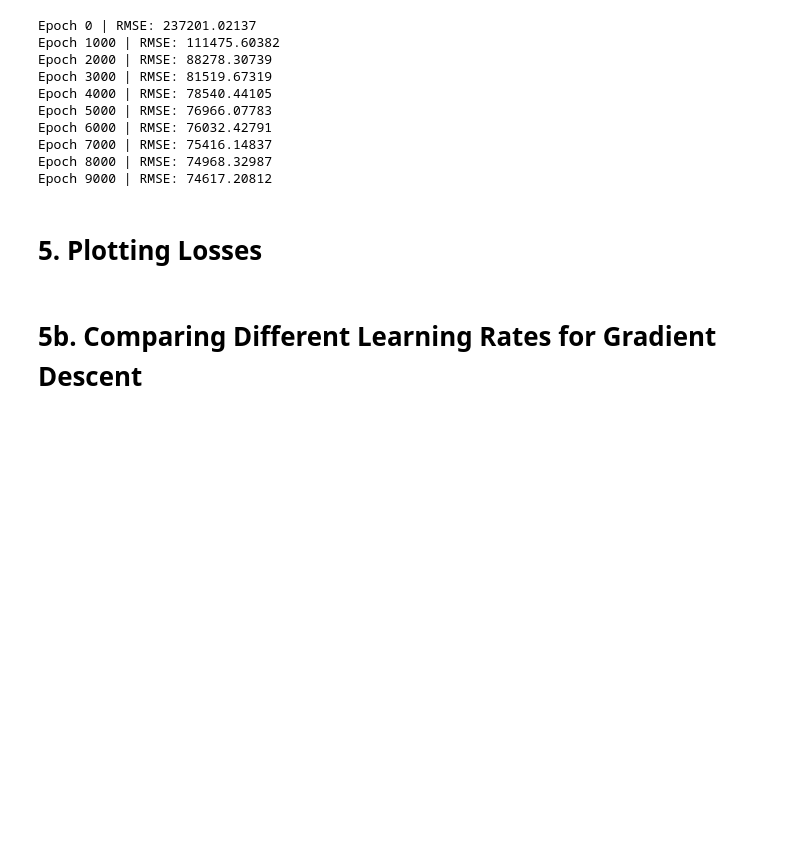
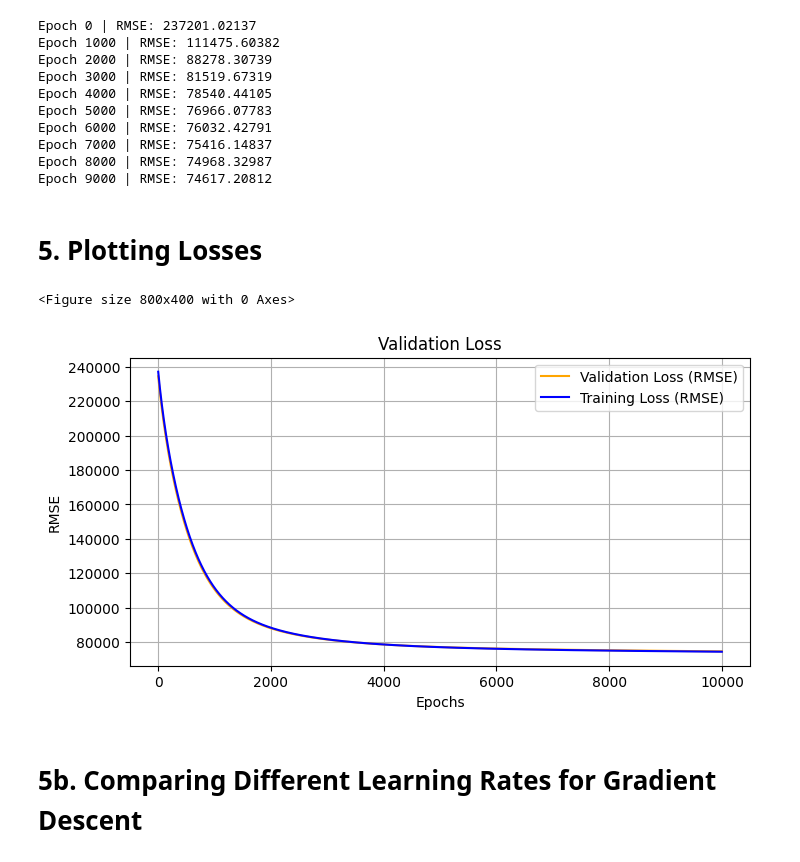
Before and after one commit to AKHILESH2208/AIML-LAB-23_cs_037, a Jupyter notebook: Linear_Regression/LinearRegression.ipynb, the cells around one changed output. Drawn from its saved outputs; the diff is of its cells as text; code cells hidden in the pictures; blank space fills up the shorter version.

```diff
--- a/Linear_Regression/LinearRegression.ipynb
+++ b/Linear_Regression/LinearRegression.ipynb
@@ -120,6 +120,24 @@ Epoch 8000 | RMSE: 74968.32987
 Epoch 9000 | RMSE: 74617.20812
 # %% [markdown]
 # 5. Plotting Losses
+# %%
+
+plt.figure(figsize=(8,4))
+
+plt.figure(figsize=(8,4))
+plt.plot(val_loss, label='Validation Loss (RMSE)', color='orange')
+plt.plot(loss, label='Training Loss (RMSE)', color='blue')
+
+plt.xlabel('Epochs')
+plt.ylabel('RMSE')
+plt.title('Validation Loss')
+plt.legend()
+plt.grid(True)
+plt.savefig('loss_vs_val_loss.png')
+plt.show()
+# %% [output]
+<Figure size 800x400 with 0 Axes>
+[figure, added]
 # %% [markdown]
 # 5b. Comparing Different Learning Rates for Gradient Descent
 # %%
```
Also changed, not shown: parts of 5 cells of this notebook.
